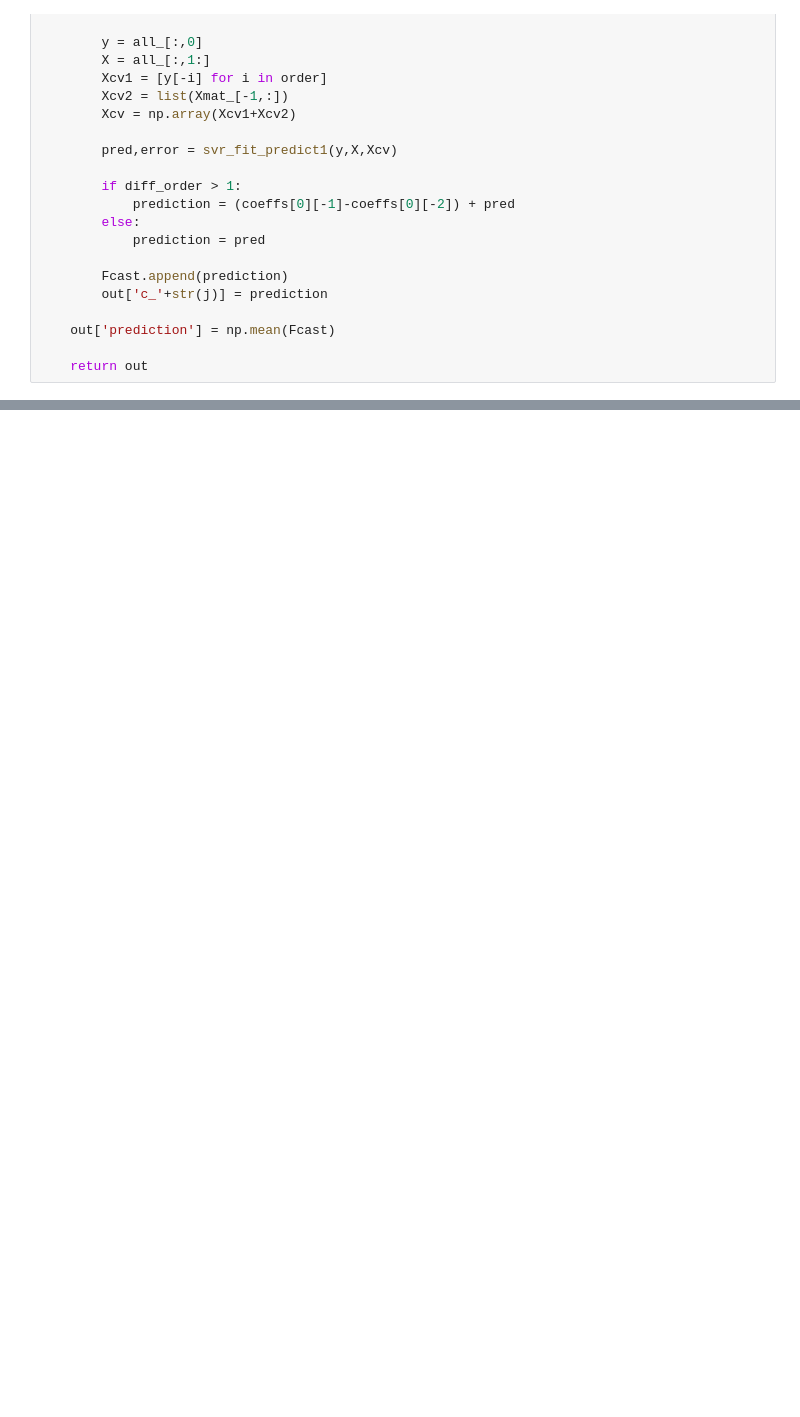
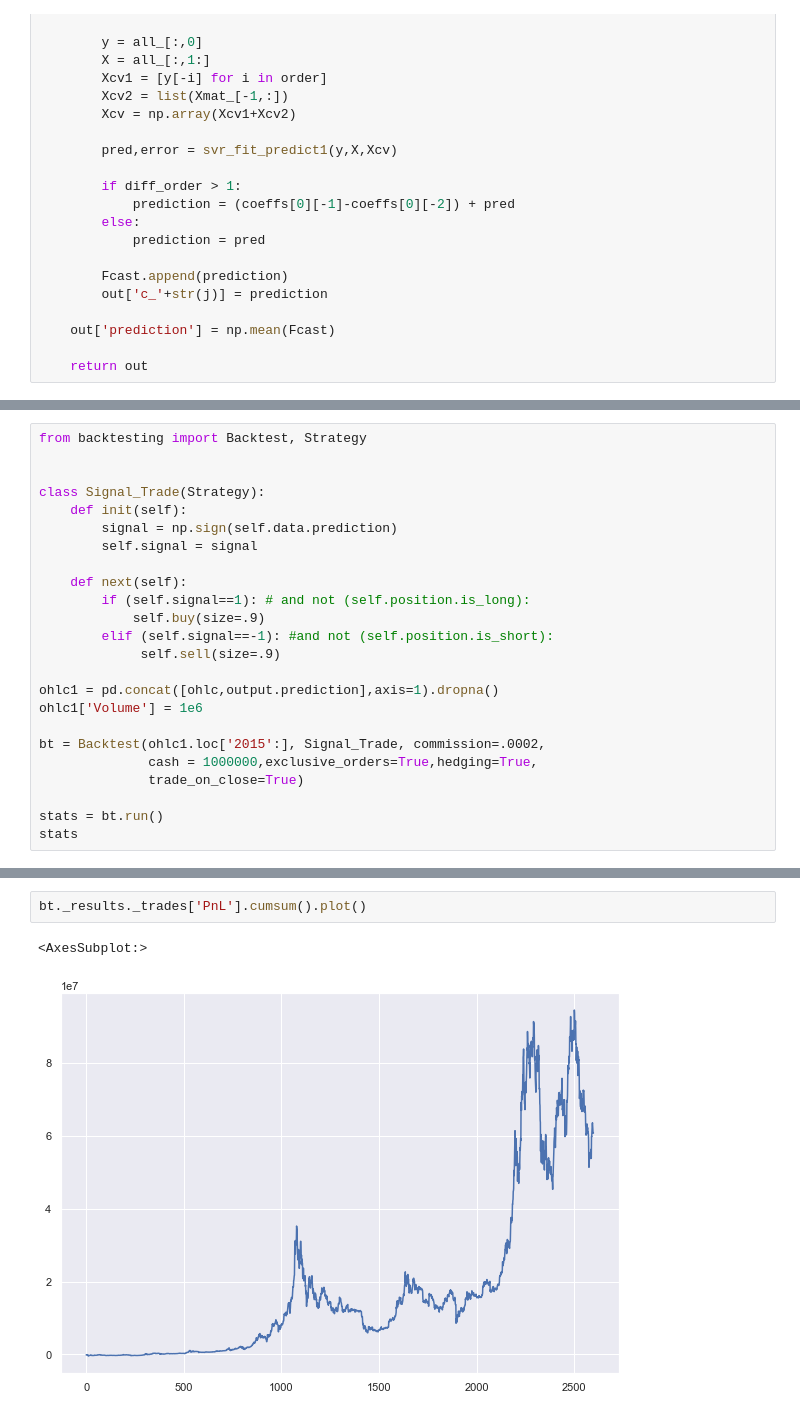
Before and after one commit to OBTCOCA/btc_research, a Jupyter notebook: GSFT/Wavelet_Application.ipynb, the cells around one changed output, grey strips where cells are left out. Saved outputs shown, nothing was run; the diff lists cells and outputs as text; blank space fills up the shorter version.

```diff
--- a/GSFT/Wavelet_Application.ipynb
+++ b/GSFT/Wavelet_Application.ipynb
@@ -276,0 +282,24 @@ np.log(output[['price','predicted_price']]).loc['2021':].plot(style='.-')
+# %%
+from backtesting import Backtest, Strategy
+
+
+class Signal_Trade(Strategy):
+    def init(self):
+        signal = np.sign(self.data.prediction)
+        self.signal = signal
+
+    def next(self):
+        if (self.signal==1): # and not (self.position.is_long):
+            self.buy(size=.9)
+        elif (self.signal==-1): #and not (self.position.is_short):
+             self.sell(size=.9)
+
+ohlc1 = pd.concat([ohlc,output.prediction],axis=1).dropna()
+ohlc1['Volume'] = 1e6
+
+bt = Backtest(ohlc1.loc['2015':], Signal_Trade, commission=.0002,
+              cash = 1000000,exclusive_orders=True,hedging=True,
+              trade_on_close=True)
+
+stats = bt.run()
+stats
@@ -276,0 +330,5 @@ np.log(output[['price','predicted_price']]).loc['2021':].plot(style='.-')
+# %%
+bt._results._trades['PnL'].cumsum().plot()
+# %% [output]
+<AxesSubplot:>
+[figure, added]
```
Also changed, not shown: parts of 10 cells of this notebook, 1 other file.
